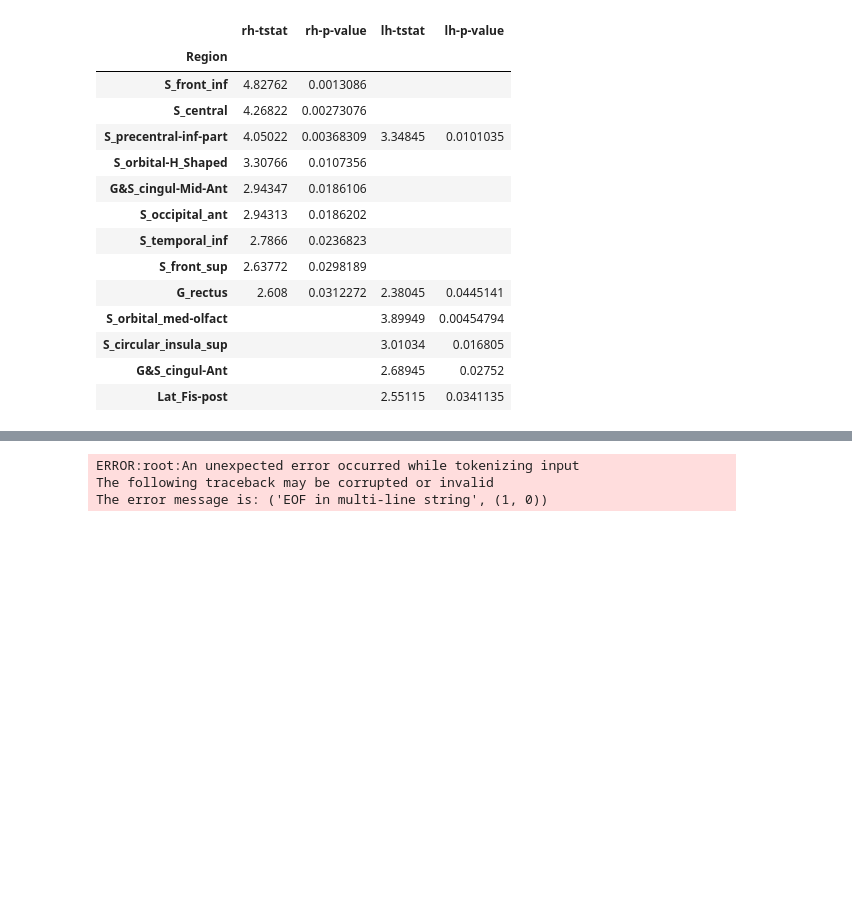
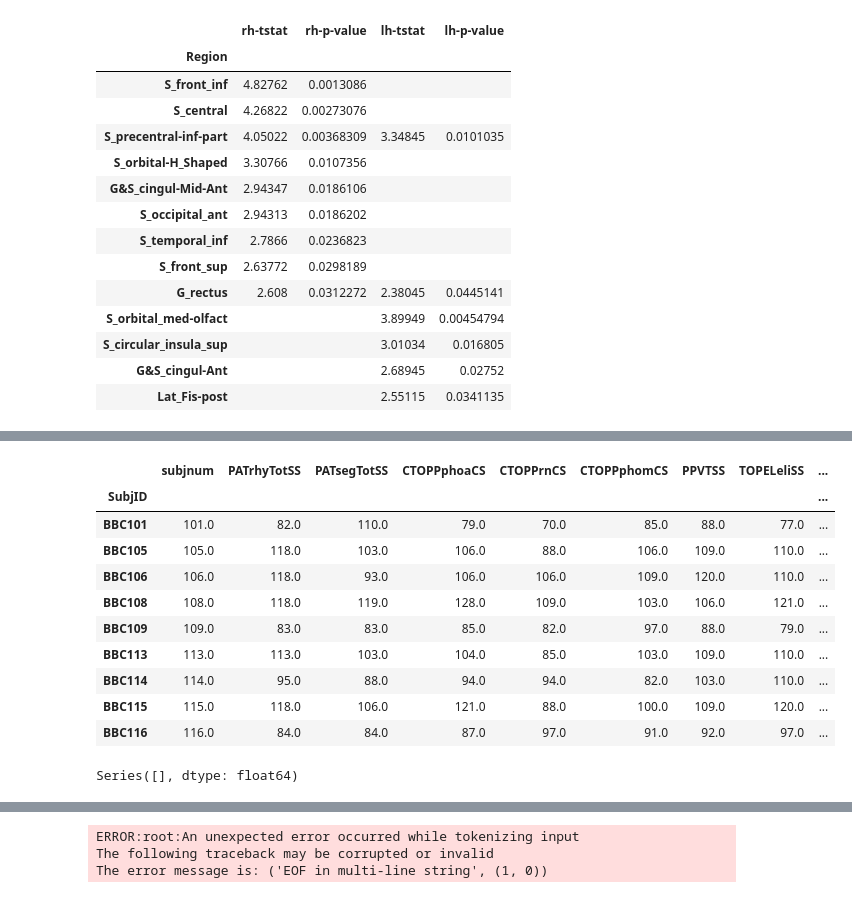
Before and after one commit to mrjeffstevenson3/mmimproc, a Jupyter notebook: ipn/freesurf_pandas_CT_stats_v1.ipynb, the cells around one changed output, grey strips where cells are left out. Saved outputs shown, nothing was run; the diff lists cells and outputs as text; code cells hidden in the pictures; blank space fills up the shorter version.

```diff
--- a/ipn/freesurf_pandas_CT_stats_v1.ipynb
+++ b/ipn/freesurf_pandas_CT_stats_v1.ipynb
@@ -128,0 +222,21 @@ rh_sig_results.merge(lh_sig_results, left_on='Region', right_on='Region', how='o
+# %%
+lh_ct_fost = lh_ct_fost.transpose()
+bdata = bdata.transpose()
+# %%
+bdata.head(9)
+# %% [output]
+|  | subjnum | PATrhyTotSS | PATsegTotSS | CTOPPphoaCS | CTOPPrnCS | CTOPPphomCS | PPVTSS | TOPELeliSS | ... |
+| SubjID |  |  |  |  |  |  |  |  | ... |
+| BBC101 | 101.0 | 82.0 | 110.0 | 79.0 | 70.0 | 85.0 | 88.0 | 77.0 | ... |
+| BBC105 | 105.0 | 118.0 | 103.0 | 106.0 | 88.0 | 106.0 | 109.0 | 110.0 | ... |
+| BBC106 | 106.0 | 118.0 | 93.0 | 106.0 | 106.0 | 109.0 | 120.0 | 110.0 | ... |
+| BBC108 | 108.0 | 118.0 | 119.0 | 128.0 | 109.0 | 103.0 | 106.0 | 121.0 | ... |
+| BBC109 | 109.0 | 83.0 | 83.0 | 85.0 | 82.0 | 97.0 | 88.0 | 79.0 | ... |
+| BBC113 | 113.0 | 113.0 | 103.0 | 104.0 | 85.0 | 103.0 | 109.0 | 110.0 | ... |
+| BBC114 | 114.0 | 95.0 | 88.0 | 94.0 | 94.0 | 82.0 | 103.0 | 110.0 | ... |
+| BBC115 | 115.0 | 118.0 | 106.0 | 121.0 | 88.0 | 100.0 | 109.0 | 120.0 | ... |
+| BBC116 | 116.0 | 84.0 | 84.0 | 87.0 | 97.0 | 91.0 | 92.0 | 97.0 | ... |
+# %%
+lh_ct_fost.corrwith(bdata.transpose(), axis=0, drop=True)
+# %% [output]
+Series([], dtype: float64)
```
Also changed, not shown: parts of 9 cells of this notebook, 12 other files.
